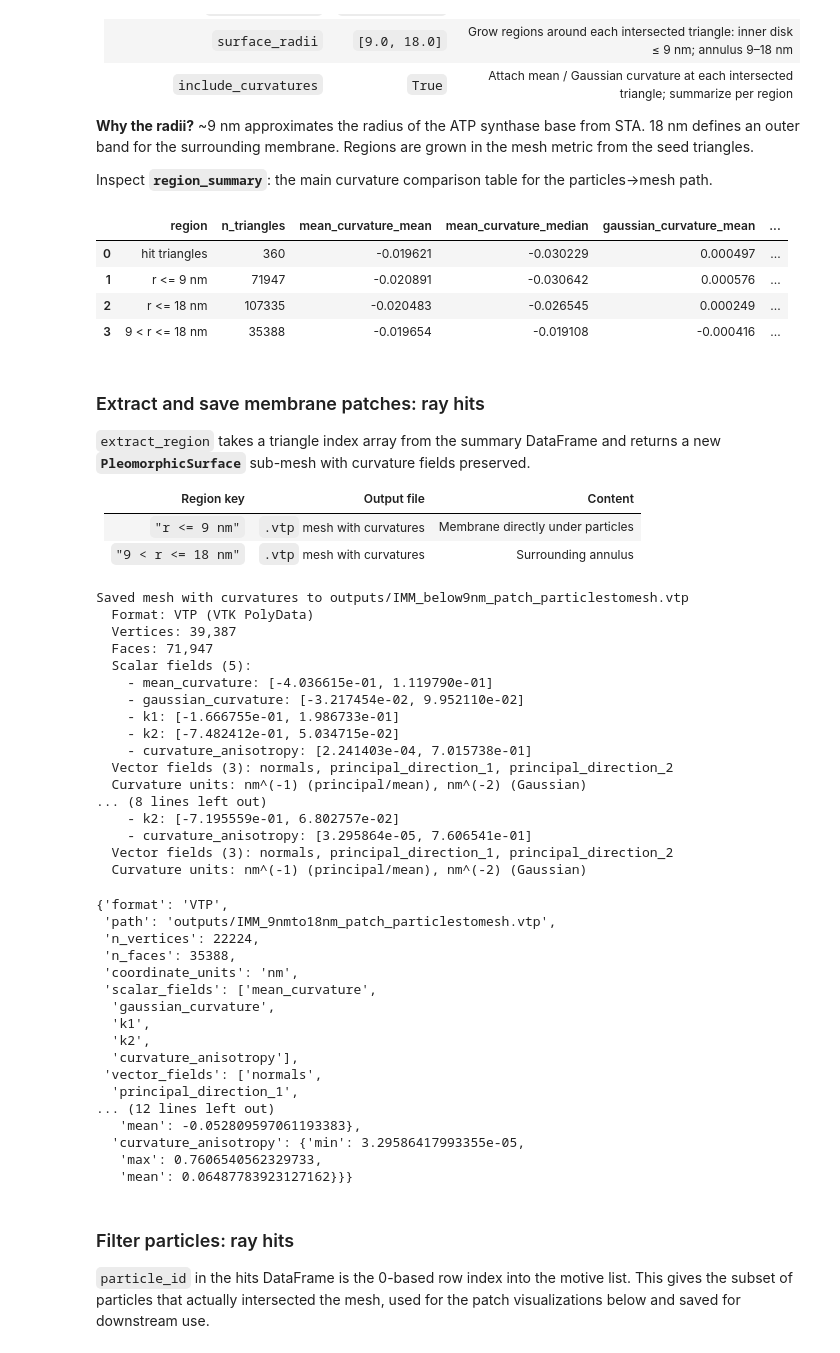
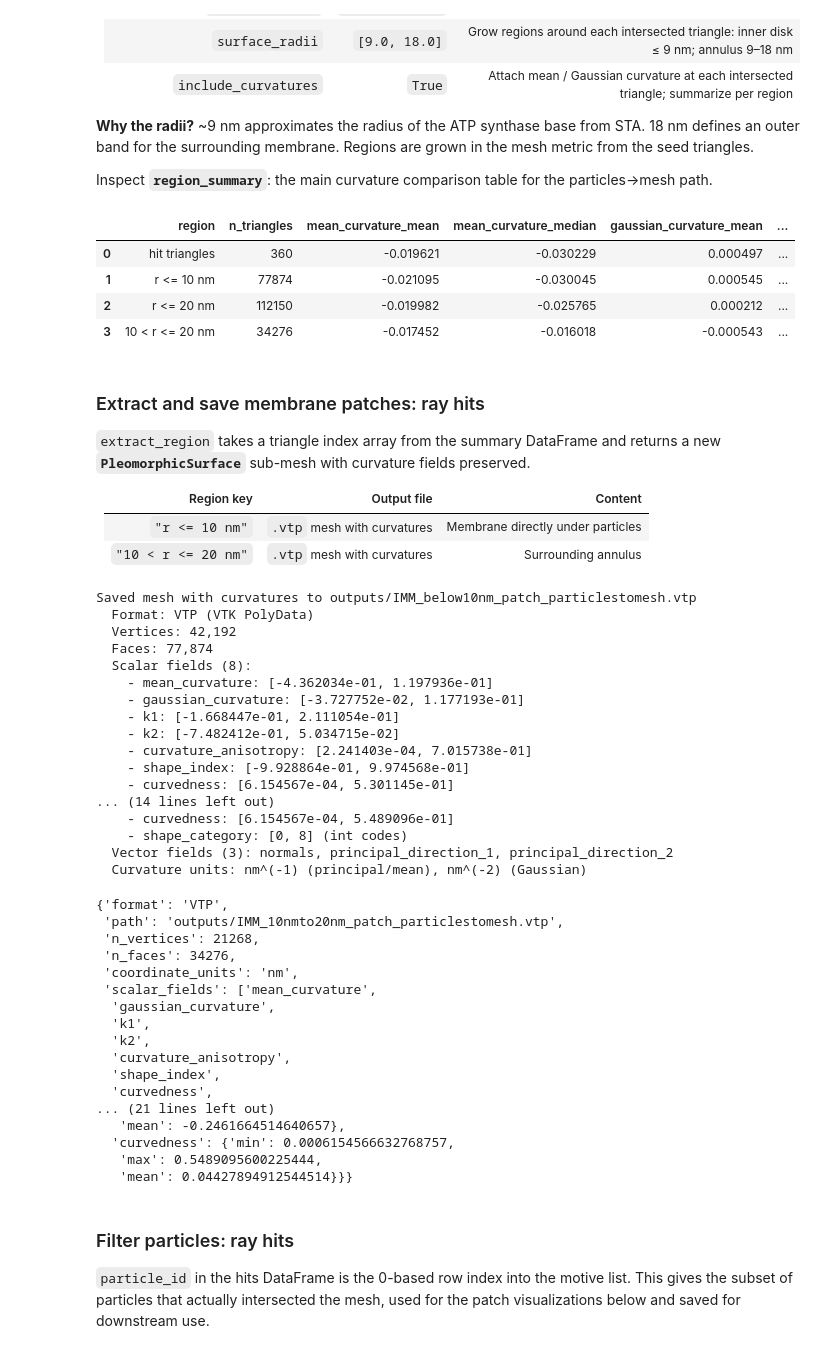
Before and after one commit to turonova/cryoCAT, a Jupyter notebook: docs/source/tutorials/mesh_points_intersections/mesh_points_intersections.ipynb, the cells around one changed output. Saved outputs shown, nothing was run; the diff lists cells and outputs as text; code cells hidden in the pictures.

```diff
--- a/docs/source/tutorials/mesh_points_intersections/mesh_points_intersections.ipynb
+++ b/docs/source/tutorials/mesh_points_intersections/mesh_points_intersections.ipynb
@@ -112,7 +118,7 @@ Particle coordinates are rescaled by the pixel size to match the mesh coordinate
 
 Particle normals are computed as the z-axis in the motive list frame.
 # %%
-atp_motl_path = input_path + "atp_bin4_trimmed.em"
+atp_motl_path = input_path + "atp_bin4_trimmed_cleaned.em"
 # %%
 # Load particle motive list
 atp_synthase_motl = cryomotl.Motl.load(atp_motl_path)
@@ -198,24 +204,24 @@ Inspect **`region_summary`**: the main curvature comparison table for the partic
 # %%
 # Wrapper to get intersection data
 
 particle_to_mesh_data = IMM.intersection_data(
     result=cast_rays_on_IMM_mesh,
     query_type="ray",
     max_distance_source_target=20, # nm, same as mesh
     source_id_name="particle_id",
     target_id_name="triangle_id",
-    surface_radii=[9.0, 18.0], # nm, same as mesh; what area sizes to grow on the mesh
+    surface_radii=[10.0, 20.0], # nm, same as mesh; what area sizes to grow on the mesh
     include_curvatures=True,
 )
 
 particle_to_mesh_hits = particle_to_mesh_data["hits"] # get intersected triangles
 particle_to_mesh_data["region_summary"] # get summary of regions on the mesh, chosen with surface_radii
 # %% [output]
 |  | region | n_triangles | mean_curvature_mean | mean_curvature_median | gaussian_curvature_mean | ... |
 | 0 | hit triangles | 360 | -0.019621 | -0.030229 | 0.000497 | ... |
-| 1 | r <= 9 nm | 71947 | -0.020891 | -0.030642 | 0.000576 | ... |
-| 2 | r <= 18 nm | 107335 | -0.020483 | -0.026545 | 0.000249 | ... |
-| 3 | 9 < r <= 18 nm | 35388 | -0.019654 | -0.019108 | -0.000416 | ... |
+| 1 | r <= 10 nm | 77874 | -0.021095 | -0.030045 | 0.000545 | ... |
+| 2 | r <= 20 nm | 112150 | -0.019982 | -0.025765 | 0.000212 | ... |
+| 3 | 10 < r <= 20 nm | 34276 | -0.017452 | -0.016018 | -0.000543 | ... |
 # %% [markdown]
 ### Extract and save membrane patches: ray hits
 
@@ -223,8 +229,8 @@ particle_to_mesh_data["region_summary"] # get summary of regions on the mesh, ch
 
 | Region key | Output file | Content |
 |---|---|---|
-| `"r <= 9 nm"` | `.vtp` mesh with curvatures | Membrane directly under particles |
-| `"9 < r <= 18 nm"` | `.vtp` mesh with curvatures | Surrounding annulus |
+| `"r <= 10 nm"` | `.vtp` mesh with curvatures | Membrane directly under particles |
+| `"10 < r <= 20 nm"` | `.vtp` mesh with curvatures | Surrounding annulus |
 # %%
 # Grow regions starting from the intersected triangle
 # Region within an ATP synthase particle
@@ -243,51 +249,51 @@ IMM_outer_patch = IMM.extract_region(
 # Save the extracted meshes
 
 IMM_inner_patch.save(
-    output_path = output_path + "IMM_below9nm_patch_particlestomesh.vtp",
+    output_path = output_path + "IMM_below10nm_patch_particlestomesh.vtp",
     format="vtp",
     include_curvatures=True,
 )
 
 IMM_outer_patch.save(
-    output_path = output_path + "IMM_9nmto18nm_patch_particlestomesh.vtp",
+    output_path = output_path + "IMM_10nmto20nm_patch_particlestomesh.vtp",
     format="vtp",
     include_curvatures=True,
 )
 # %% [output]
-Saved mesh with curvatures to outputs/IMM_below9nm_patch_particlestomesh.vtp
+Saved mesh with curvatures to outputs/IMM_below10nm_patch_particlestomesh.vtp
   Format: VTP (VTK PolyData)
-  Vertices: 39,387
-  Faces: 71,947
-  Scalar fields (5):
-    - mean_curvature: [-4.036615e-01, 1.119790e-01]
-    - gaussian_curvature: [-3.217454e-02, 9.952110e-02]
-    - k1: [-1.666755e-01, 1.986733e-01]
+  Vertices: 42,192
+  Faces: 77,874
+  Scalar fields (8):
+    - mean_curvature: [-4.362034e-01, 1.197936e-01]
+    - gaussian_curvature: [-3.727752e-02, 1.177193e-01]
+    - k1: [-1.668447e-01, 2.111054e-01]
     - k2: [-7.482412e-01, 5.034715e-02]
     - curvature_anisotropy: [2.241403e-04, 7.015738e-01]
+    - shape_index: [-9.928864e-01, 9.974568e-01]
+    - curvedness: [6.154567e-04, 5.301145e-01]
+... (14 lines left out)
+    - curvedness: [6.154567e-04, 5.489096e-01]
+    - shape_category: [0, 8] (int codes)
   Vector fields (3): normals, principal_direction_1, principal_direction_2
   Curvature units: nm^(-1) (principal/mean), nm^(-2) (Gaussian)
-... (8 lines left out)
-    - k2: [-7.195559e-01, 6.802757e-02]
-    - curvature_anisotropy: [3.295864e-05, 7.606541e-01]
-  Vector fields (3): normals, principal_direction_1, principal_direction_2
-  Curvature units: nm^(-1) (principal/mean), nm^(-2) (Gaussian)
 {'format': 'VTP',
- 'path': 'outputs/IMM_9nmto18nm_patch_particlestomesh.vtp',
- 'n_vertices': 22224,
- 'n_faces': 35388,
+ 'path': 'outputs/IMM_10nmto20nm_patch_particlestomesh.vtp',
+ 'n_vertices': 21268,
+ 'n_faces': 34276,
  'coordinate_units': 'nm',
  'scalar_fields': ['mean_curvature',
   'gaussian_curvature',
   'k1',
   'k2',
-  'curvature_anisotropy'],
- 'vector_fields': ['normals',
-  'principal_direction_1',
-... (12 lines left out)
-   'mean': -0.052809597061193383},
-  'curvature_anisotropy': {'min': 3.29586417993355e-05,
-   'max': 0.7606540562329733,
-   'mean': 0.06487783923127162}}}
+  'curvature_anisotropy',
+  'shape_index',
+  'curvedness',
+... (21 lines left out)
+   'mean': -0.2461664514640657},
+  'curvedness': {'min': 0.0006154566632768757,
+   'max': 0.5489095600225444,
+   'mean': 0.04427894912544514}}}
 # %% [markdown]
 ### Filter particles: ray hits
 
```
Also changed, not shown: parts of 28 cells of this notebook, 11 other files.
